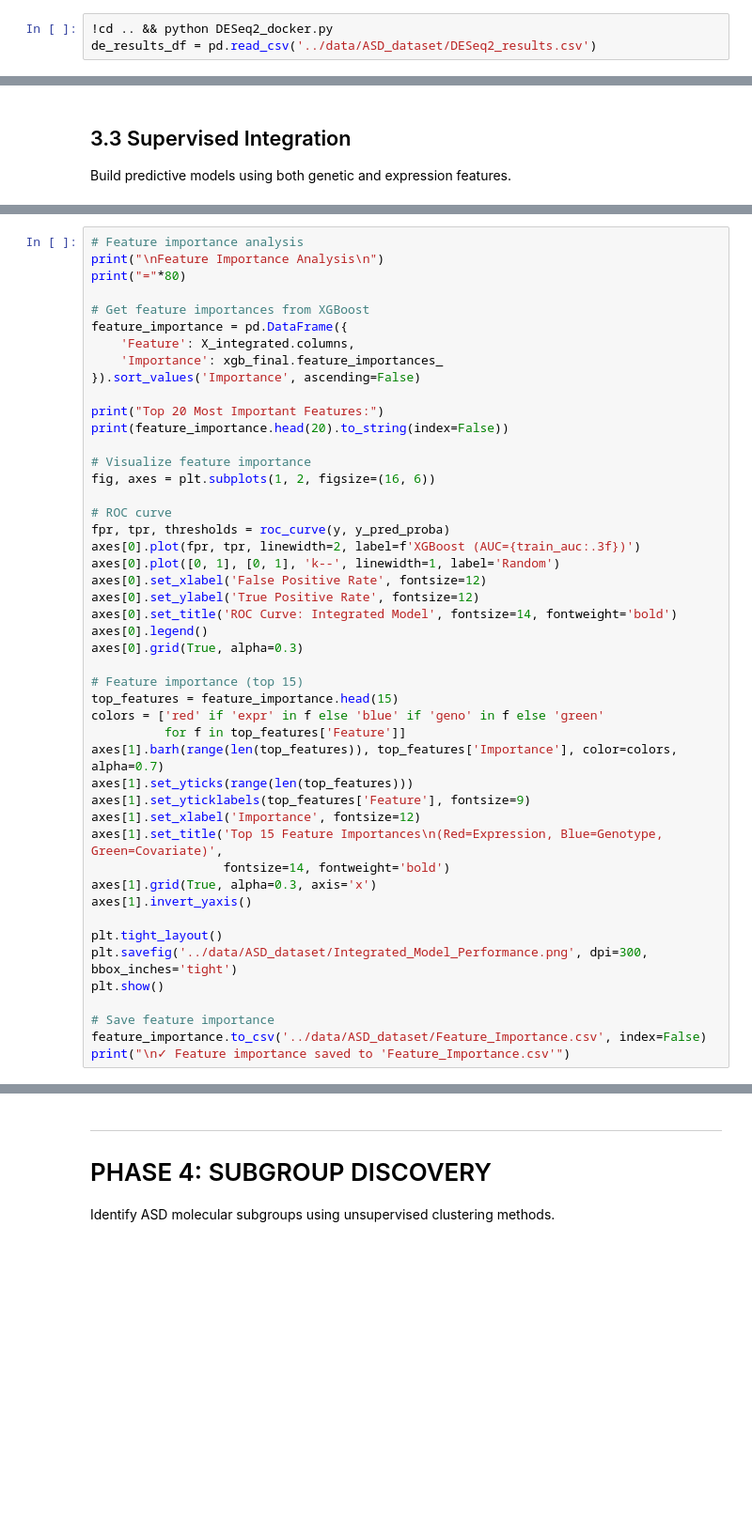
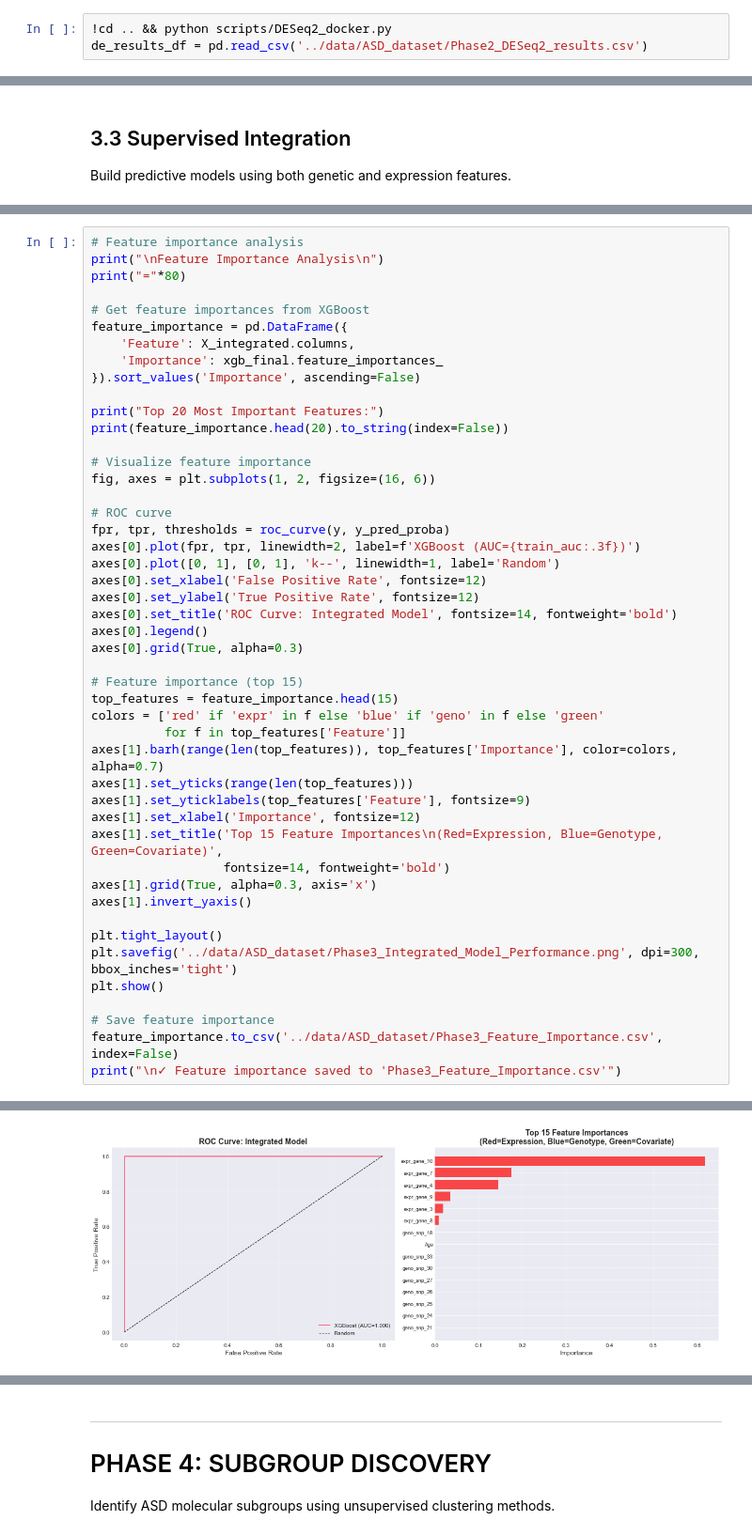
Before and after one commit to vladimirkovacevic/multiomics, a Jupyter notebook: notebooks/multiomics_ai.ipynb, the cells around one changed output, grey strips where cells are left out. Shown at 94% size. Saved outputs shown, nothing was run; the diff lists cells and outputs as text; blank space fills up the shorter version.

```diff
--- a/notebooks/multiomics_ai.ipynb
+++ b/notebooks/multiomics_ai.ipynb
@@ -454,8 +456,8 @@ Variance explained by first 5 PCs: 18.12%
 
 ## 2.1 Differential Expression Analysis
 # %%
-!cd .. && python DESeq2_docker.py
-de_results_df = pd.read_csv('../data/ASD_dataset/DESeq2_results.csv')
+!cd .. && python scripts/DESeq2_docker.py
+de_results_df = pd.read_csv('../data/ASD_dataset/Phase2_DESeq2_results.csv')
 # %% [output]
 Preparing data for DESeq2 Analysis
 
@@ -1534,9 +1616,10 @@ axes[1].grid(True, alpha=0.3, axis='x')
 axes[1].invert_yaxis()
 
 plt.tight_layout()
-plt.savefig('../data/ASD_dataset/Integrated_Model_Performance.png', dpi=300, bbox_inches='tight')
+plt.savefig('../data/ASD_dataset/Phase3_Integrated_Model_Performance.png', dpi=300, bbox_inches='tight')
 plt.show()
 
 # Save feature importance
-feature_importance.to_csv('../data/ASD_dataset/Feature_Importance.csv', index=False)
-print("\n✓ Feature importance saved to 'Feature_Importance.csv'")
+feature_importance.to_csv('../data/ASD_dataset/Phase3_Feature_Importance.csv', index=False)
+print("\n✓ Feature importance saved to 'Phase3_Feature_Importance.csv'")
+# %% [output]
@@ -1542,0 +1643 @@ print("\n✓ Feature importance saved to 'Feature_Importance.csv'")
+[figure, added]
```
Also changed, not shown: parts of 36 cells of this notebook, 1 other file.
